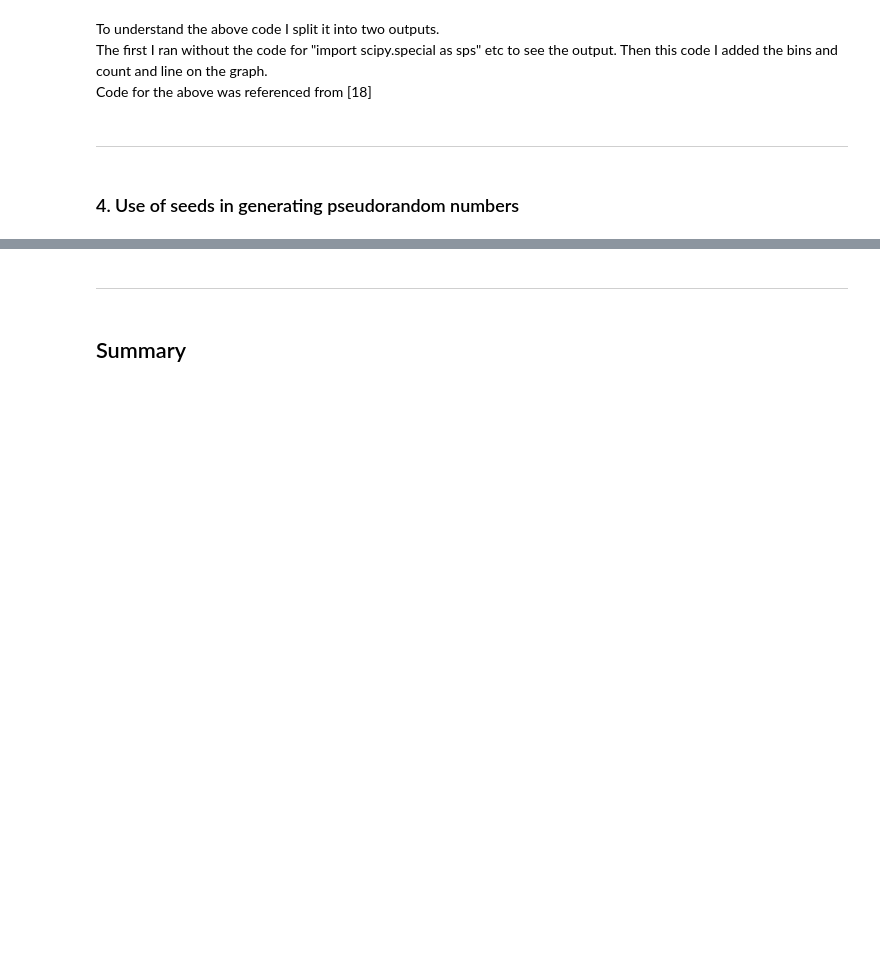
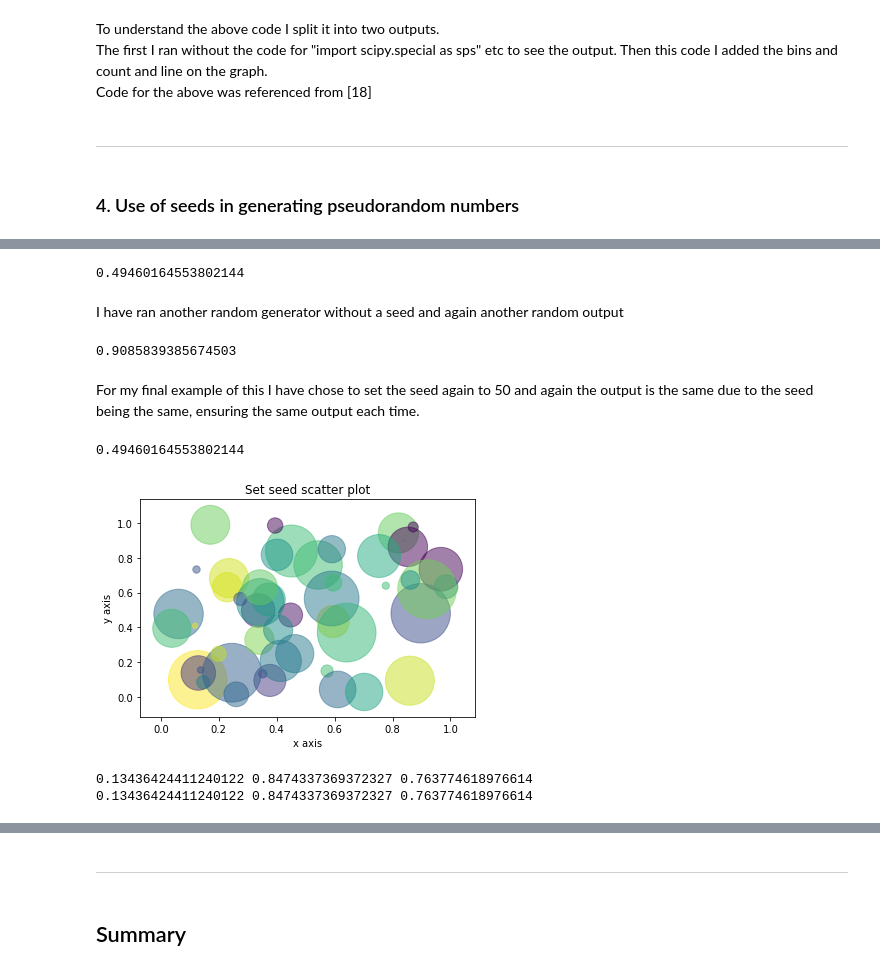
Before and after one commit to vwalsh86/Prog-for-DA-Practical-Work, a Jupyter notebook: numpy-random.ipynb, the cells around one changed output, grey strips where cells are left out. Cells and saved outputs as stored; diff of their text form; code cells hidden in the pictures; blank space fills up the shorter version.

```diff
--- a/numpy-random.ipynb
+++ b/numpy-random.ipynb
@@ -542,0 +554,61 @@ https://matplotlib.org/gallery/shapes_and_collections/scatter.html
+# %%
+np.random.seed(50)
+
+np.random.rand()
+# %% [output]
+0.49460164553802144
+# %% [markdown]
+I have ran another random generator without a seed and again another random output
+# %%
+np.random.rand()
+# %% [output]
+0.9085839385674503
+# %% [markdown]
+For my final example of this I have chose to set the seed again to 50 and again the output is the same due to the seed being the same, ensuring the same output each time.
+# %%
+np.random.seed(50)
+
+np.random.rand()
+# %% [output]
+0.49460164553802144
+# %%
+# Example of scatter plot taken from https://matplotlib.org/gallery/shapes_and_collections/scatter.html
+
+import numpy as np
+import matplotlib
+import matplotlib.pyplot as plt
+
+np.random.seed(123456)
+
+
+r = 50
+x = np.random.rand(r)
+y = np.random.rand(r)
+colors = np.random.rand(r)
+area = (60 * np.random.rand(r))**2  # 0 to 15 point radii
+
+plt.scatter(x, y, s=area, c=colors, alpha=0.5)
+plt.title("Set seed scatter plot")
+plt.xlabel("x axis")
+plt.ylabel("y axis")
+plt.show()
+# %% [output]
+[figure, added]
+# %%
+# Another interesting example of showing how a seed affects and produces the same output when set:
+# ref https://machinelearningmastery.com/how-to-generate-random-numbers-in-python/
+
+# seed the pseudorandom number generator
+from random import seed
+from random import random
+# seed random number generator
+seed(1)
+# generate some random numbers
+print(random(), random(), random())
+# reset the seed
+seed(1)
+# generate some random numbers
+print(random(), random(), random())
+# %% [output]
+0.13436424411240122 0.8474337369372327 0.763774618976614
+0.13436424411240122 0.8474337369372327 0.763774618976614
```
Also changed, not shown: parts of 22 cells of this notebook.
